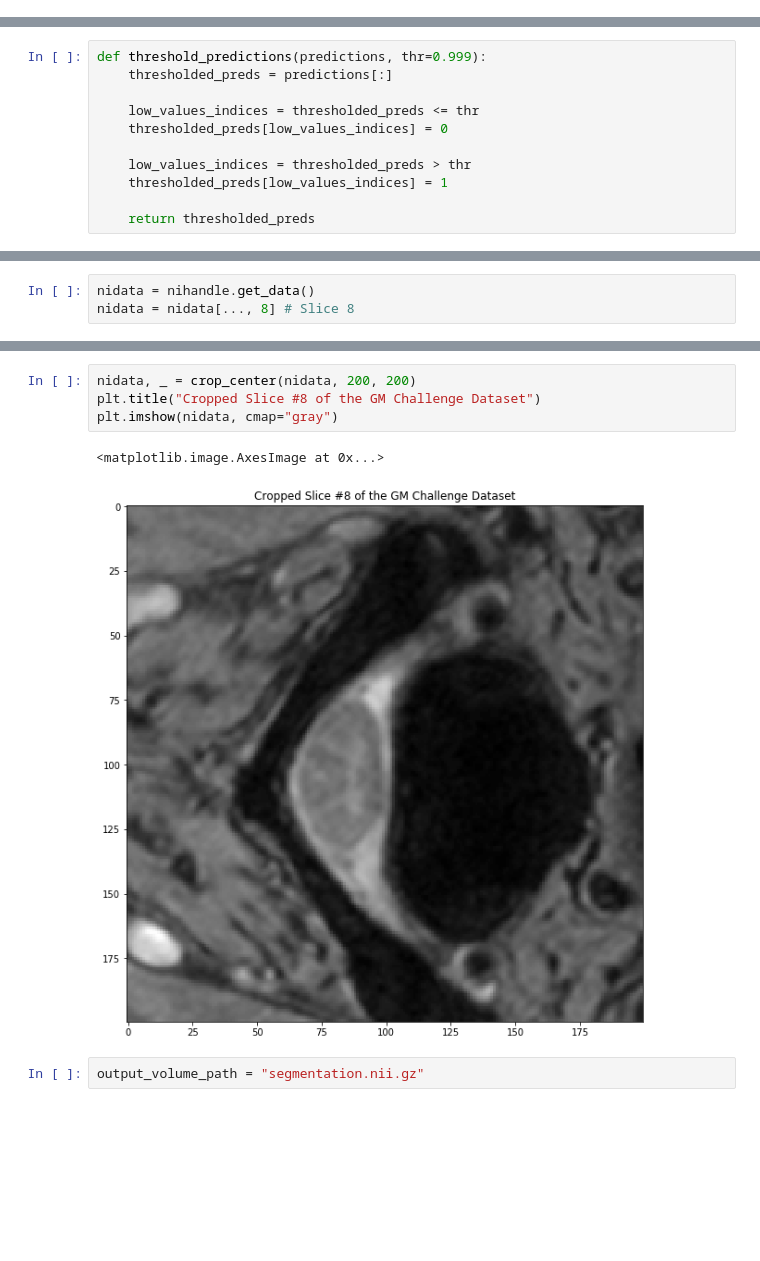
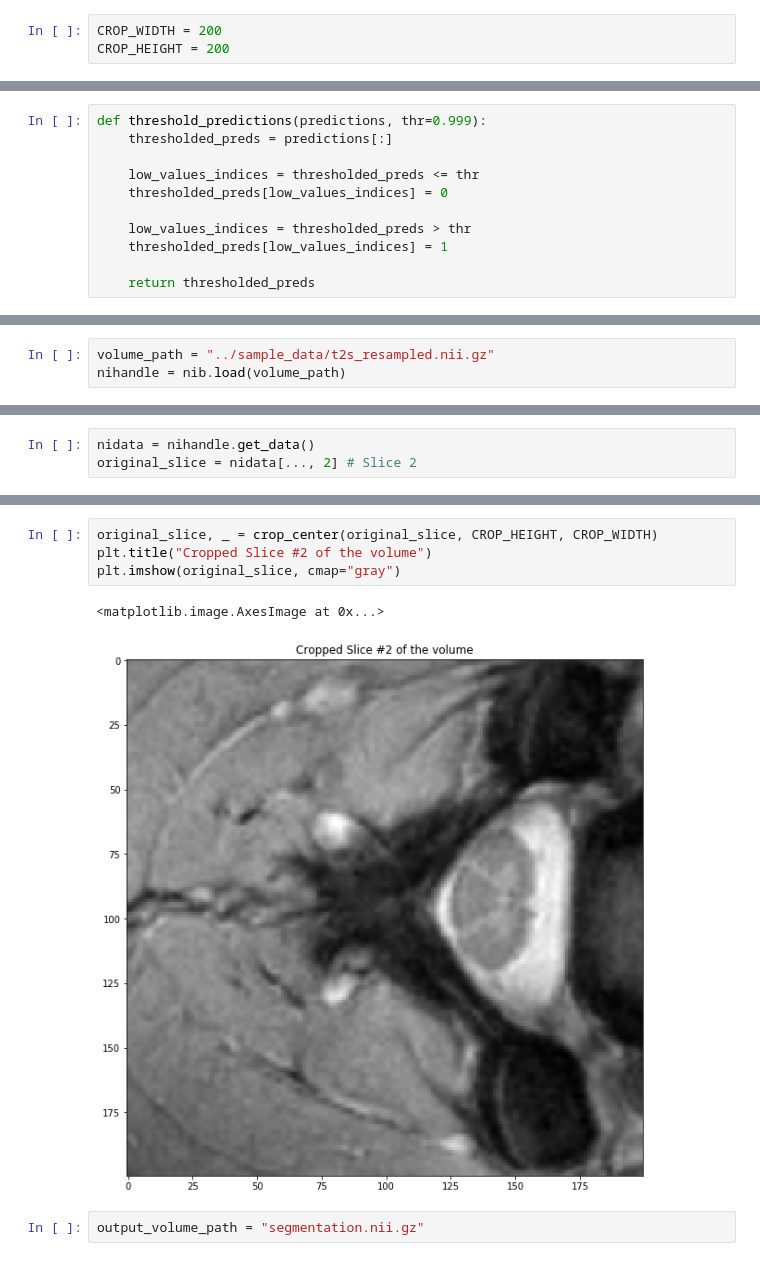
Before and after one commit to neuropoly/gmseg, a Jupyter notebook: notebooks/challenge-opensource-model.ipynb, the cells around one changed output, grey strips where cells are left out. Cells and saved outputs as stored; diff of their text form; blank space fills up the shorter version.

```diff
--- a/notebooks/challenge-opensource-model.ipynb
+++ b/notebooks/challenge-opensource-model.ipynb
@@ -56,6 +57,9 @@ Using TensorFlow backend.
 K.image_data_format()
 # %% [output]
 'channels_last'
+# %%
+CROP_WIDTH = 200
+CROP_HEIGHT = 200
 # %% [markdown]
 ## Center cropping functions
 # %%
@@ -290,3 +303,6 @@ nihandle = nib.load(volume_path)
+# %%
+volume_path = "../sample_data/t2s_resampled.nii.gz"
+nihandle = nib.load(volume_path)
 # %%
 print nihandle.header
 # %% [output]
@@ -310,4 +331,4 @@ magic           : n+1
 # %%
 nidata = nihandle.get_data()
-nidata = nidata[..., 8] # Slice 8
+original_slice = nidata[..., 2] # Slice 2
 # %%
@@ -319,10 +340,10 @@ plt.imshow(nidata, cmap="gray")
 # %%
-nidata, _ = crop_center(nidata, 200, 200)
-plt.title("Cropped Slice #8 of the GM Challenge Dataset")
-plt.imshow(nidata, cmap="gray")
+original_slice, _ = crop_center(original_slice, CROP_HEIGHT, CROP_WIDTH)
+plt.title("Cropped Slice #2 of the volume")
+plt.imshow(original_slice, cmap="gray")
 # %% [output]
 <matplotlib.image.AxesImage at 0x...>
-[figure, old version]
+[figure, new version]
 # %%
 output_volume_path = "segmentation.nii.gz"
 # %%
```
Also changed, not shown: parts of 17 cells of this notebook, 1 other file.
